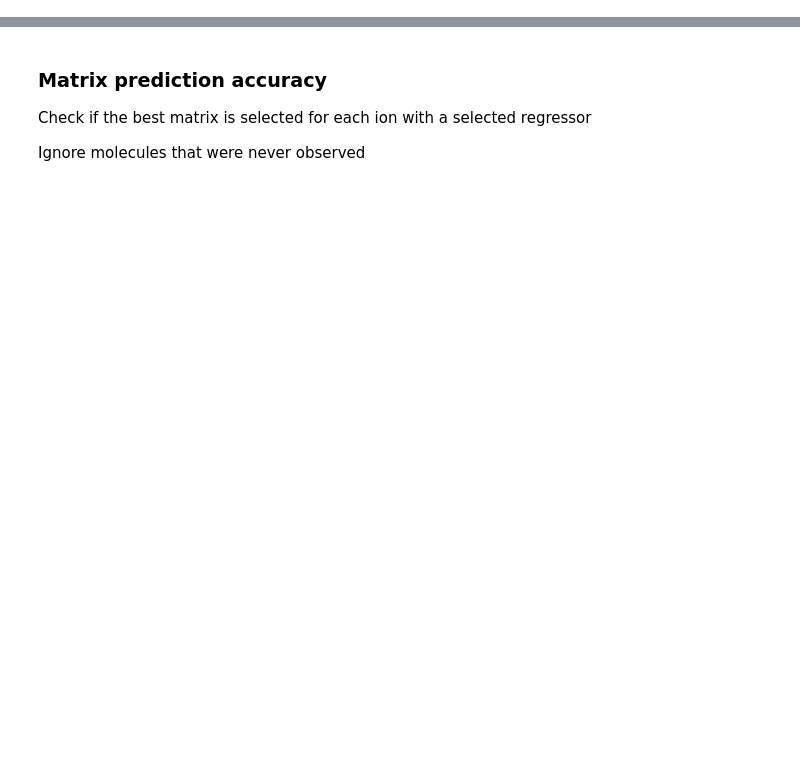
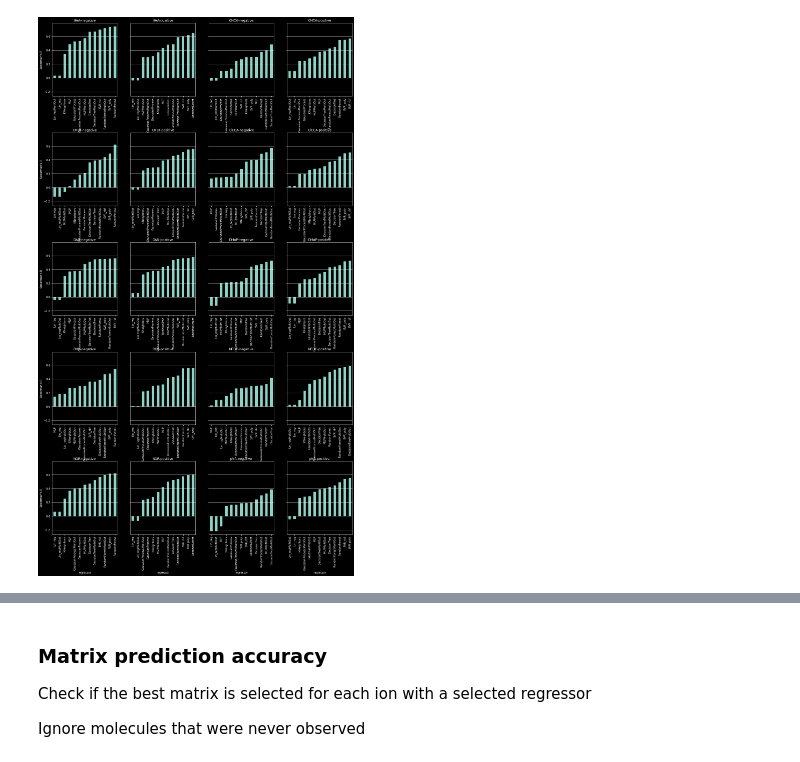
Before and after one commit to alexandrovteam/predicting-APMALDI-response, a Jupyter notebook: notebooks/evaluation.ipynb, the cells around one changed output, grey strips where cells are left out. Cells and saved outputs as stored; diff of their text form; code cells hidden in the pictures; blank space fills up the shorter version.

```diff
--- a/notebooks/evaluation.ipynb
+++ b/notebooks/evaluation.ipynb
@@ -3,6 +3,9 @@ import scipy.stats
 from sklearn.metrics import mean_squared_error
 import pandas as pd
 from matplotlib import pyplot as plt
+plt.style.use('dark_background')
+
+# Load data:
+regression_results = pd.read_csv("../results/multioutput/regression/regr_results_all_feat.csv", index_col=0)
+mol_feat = pd.read_csv("../results/multioutput/regression/regr_results_mol_feat.csv", index_col=0)
+fingerprint_feat = pd.read_csv("../results/multioutput/regression/regr_results_fingerprints.csv", index_col=0)
-# %%
-regression_results = pd.read_csv("../results/multioutput/detection_results_all_feat.csv", index_col=0)
-regression_results
@@ -64,0 +90,20 @@ best_spear
+# %%
+fig, axes = plt.subplots(ncols=4,nrows=5, sharey=True, figsize= (20, 35))
+ax_list = axes.flat
+
+metric = "Spearman's R"
+#metric = "RMSE"
+
+i = 0
+for (matrix, polarity), rows in regression_metrics.groupby(['matrix', 'polarity']):
+    rows = rows.set_index('regressor', drop = True).sort_values( by = metric)
+    rows[metric].plot.bar(ax = ax_list[i], title=f"{matrix}-{polarity}")
+    ax_list[i].set_ylabel(metric)
+    ax_list[i].grid(axis='y')
+    i+=1
+
+plt.subplots_adjust(hspace=0.5)
+
+plt.show()
+# %% [output]
+[figure, added]
```
Also changed, not shown: parts of 6 cells of this notebook, 1 other file.
